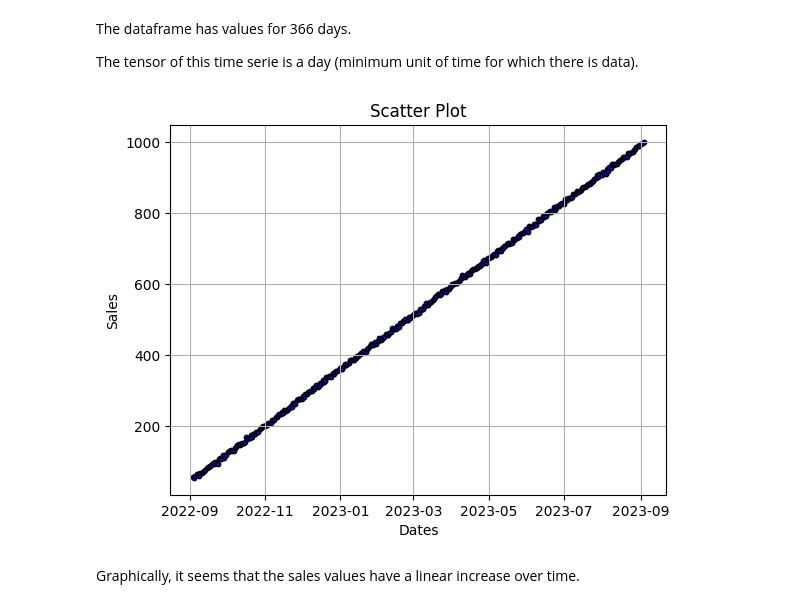
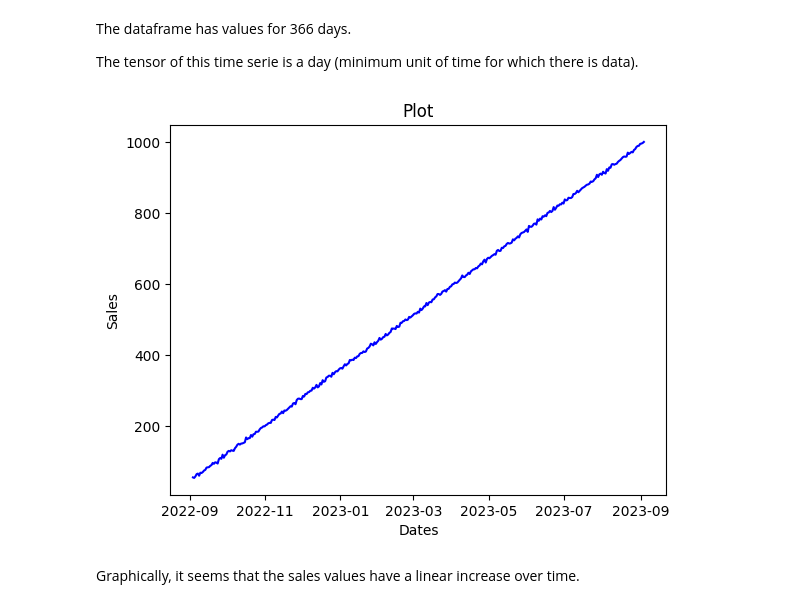
Before and after one commit to 4GeeksAcademy/Alternative-time-series_AR, a Jupyter notebook: src/explore.ipynb, the cells around one changed output. Drawn from its saved outputs; the diff is of its cells as text; code cells hidden in the pictures.

```diff
--- a/src/explore.ipynb
+++ b/src/explore.ipynb
@@ -184,15 +194,14 @@ The dataframe has values for 366 days.
 
 The tensor of this time serie is a day (minimum unit of time for which there is data).
 # %%
-# Scatter plot "sales" values over time
-plt.scatter(df['date'], df['sales'], color='blue', marker='o', s=10, edgecolor='black')
-plt.title('Scatter Plot')
+# Plot "sales" values over time
+plt.plot(df['date'], df['sales'], color='blue')
+plt.title('Plot')
 plt.xlabel('Dates')
 plt.ylabel('Sales')
-plt.grid(True)
 plt.show()
 # %% [output]
-[figure, old version]
+[figure, new version]
 # %% [markdown]
 Graphically, it seems that the sales values have a linear increase over time.
 # %%
```
Also changed, not shown: parts of 27 cells of this notebook.
